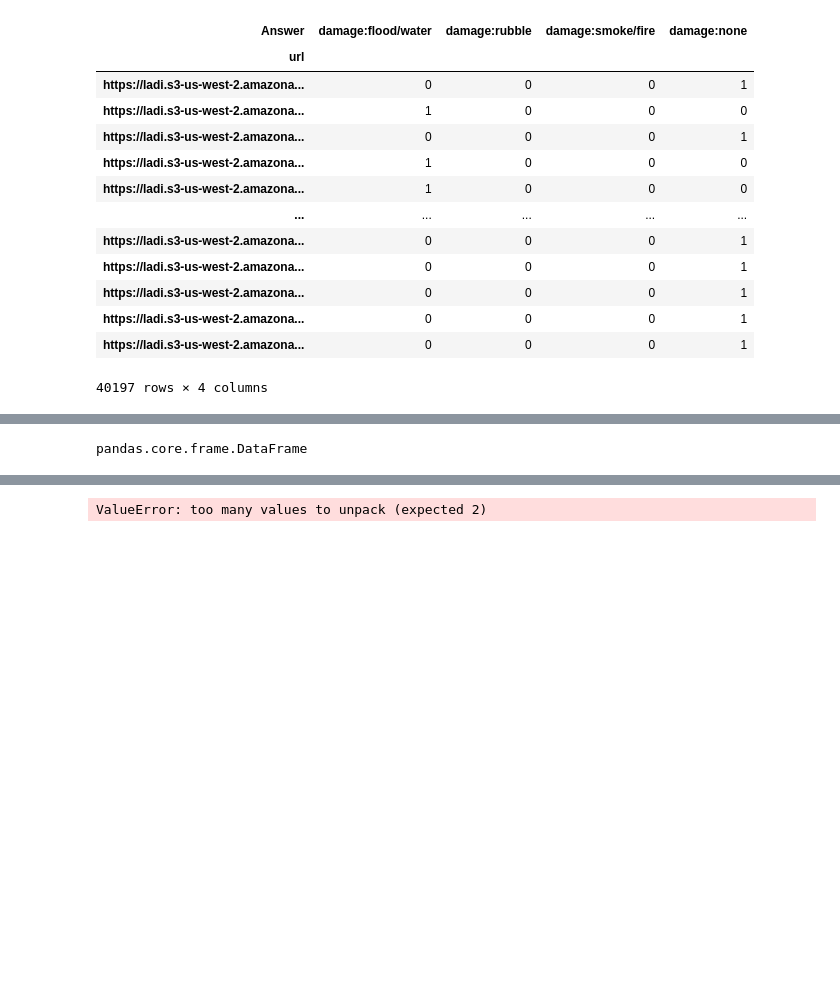
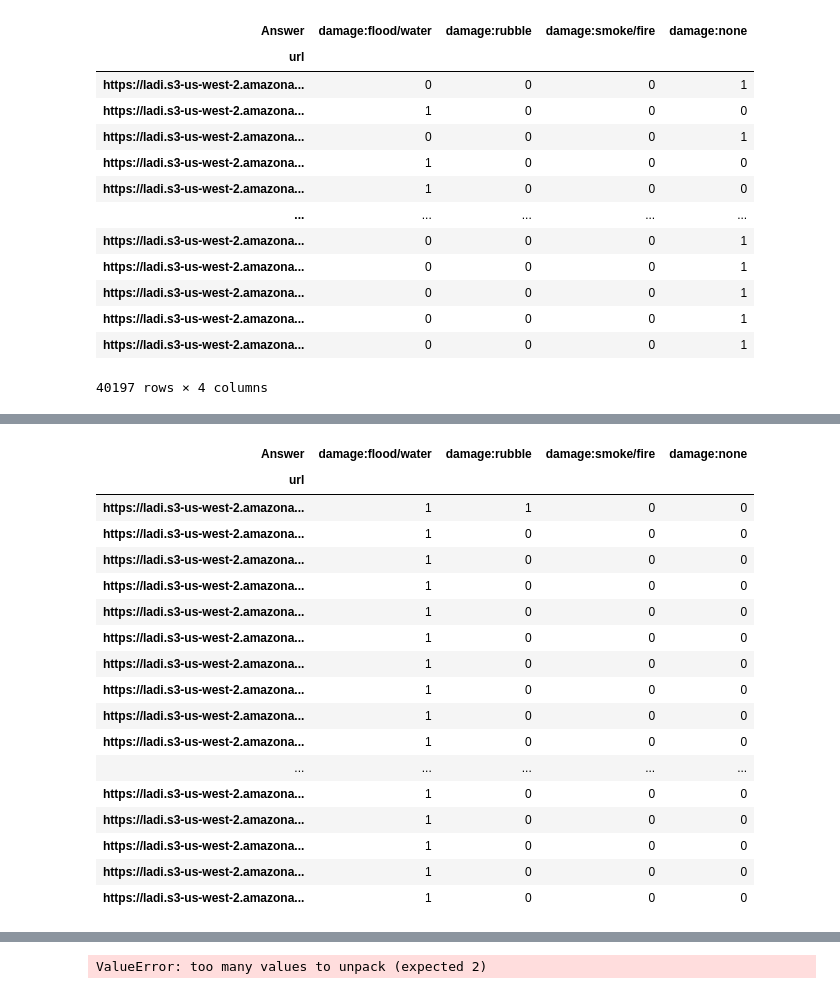
Before and after one commit to bwsi-remote-sensing-2021/operations-team, a Jupyter notebook: Damage-CNN.ipynb, the cells around one changed output, grey strips where cells are left out. Saved outputs shown, nothing was run; the diff lists cells and outputs as text; code cells hidden in the pictures; blank space fills up the shorter version.

```diff
--- a/Damage-CNN.ipynb
+++ b/Damage-CNN.ipynb
@@ -160,8 +160,24 @@ samples.shape
 # %%
 samples.head(500)
-type(samples)
 # %% [output]
-pandas.core.frame.DataFrame
+| Answer | damage:flood/water | damage:rubble | damage:smoke/fire | damage:none |
+| url |  |  |  |  |
+| https://ladi.s3-us-west-2.amazona... | 1 | 1 | 0 | 0 |
+| https://ladi.s3-us-west-2.amazona... | 1 | 0 | 0 | 0 |
+| https://ladi.s3-us-west-2.amazona... | 1 | 0 | 0 | 0 |
+| https://ladi.s3-us-west-2.amazona... | 1 | 0 | 0 | 0 |
+| https://ladi.s3-us-west-2.amazona... | 1 | 0 | 0 | 0 |
+| https://ladi.s3-us-west-2.amazona... | 1 | 0 | 0 | 0 |
+| https://ladi.s3-us-west-2.amazona... | 1 | 0 | 0 | 0 |
+| https://ladi.s3-us-west-2.amazona... | 1 | 0 | 0 | 0 |
+| https://ladi.s3-us-west-2.amazona... | 1 | 0 | 0 | 0 |
+| https://ladi.s3-us-west-2.amazona... | 1 | 0 | 0 | 0 |
+| ... | ... | ... | ... | ... |
+| https://ladi.s3-us-west-2.amazona... | 1 | 0 | 0 | 0 |
+| https://ladi.s3-us-west-2.amazona... | 1 | 0 | 0 | 0 |
+| https://ladi.s3-us-west-2.amazona... | 1 | 0 | 0 | 0 |
+| https://ladi.s3-us-west-2.amazona... | 1 | 0 | 0 | 0 |
+| https://ladi.s3-us-west-2.amazona... | 1 | 0 | 0 | 0 |
 # %%
 metadata_csv = 'damage_sample_metadata.csv'
 label_csv = 'damage_sample_label.csv'
```
Also changed, not shown: parts of 15 cells of this notebook.
